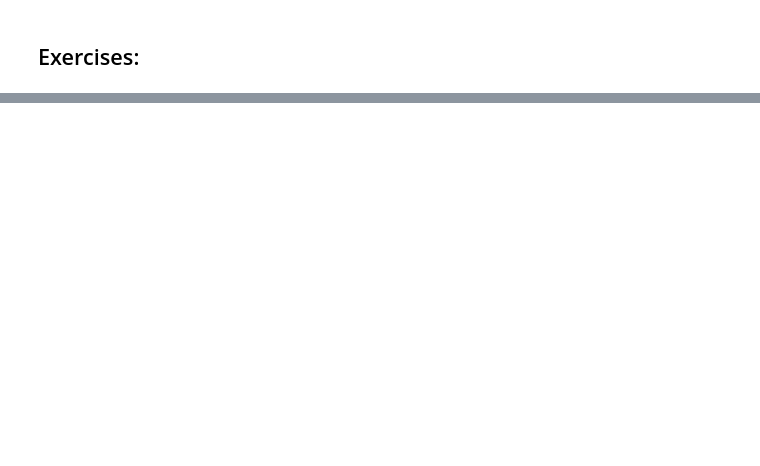
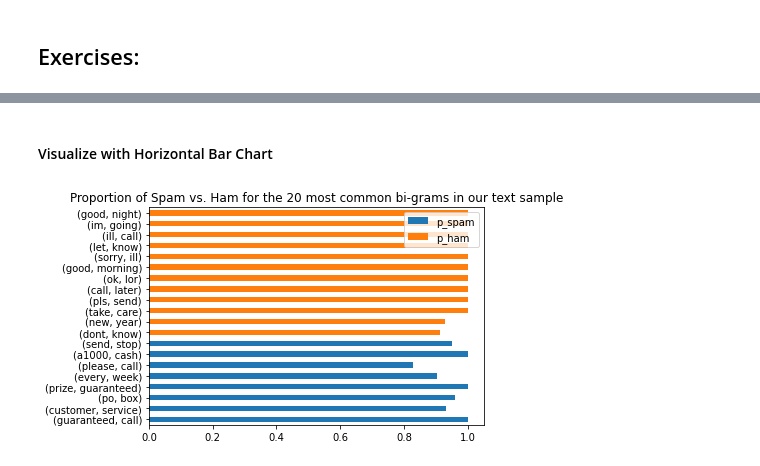
Before and after one commit to CSolitaire/natural-language-processing-exercises, a Jupyter notebook: explore.ipynb, the cells around one changed output, grey strips where cells are left out. Drawn from its saved outputs; the diff is of its cells as text; code cells hidden in the pictures; blank space fills up the shorter version.

```diff
--- a/explore.ipynb
+++ b/explore.ipynb
@@ -68,0 +169,8 @@ df.head()
+# %%
+# Creates text list off categorized words
+
+ham_words = ' '.join(df[df.label=='ham'].text_filtered)
+spam_words = ' '.join(df[df.label=='spam'].text_filtered)
+all_words = ' '.join(df.text_filtered)
+
+all_words
@@ -68,0 +179,8 @@ df.head()
+# %%
+# Remove single Characters
+
+ham_words = re.sub(r'\s.\s', '', ham_words)
+spam_words = re.sub(r'\s.\s', '', spam_words)
+all_words = re.sub(r'\s.\s', '', all_words)
+
+all_words
@@ -75,0 +191,16 @@ df.head()
+# %%
+# Create bigrams
+
+ham_bigrams = pd.Series(list(nltk.ngrams(ham_words.split(), 2))).value_counts().head(20)
+spam_bigrams = pd.Series(list(nltk.ngrams(spam_words.split(), 2))).value_counts().head(20)
+all_bigrams = pd.Series(list(nltk.ngrams(all_words.split(), 2))).value_counts().head(20)
+# %%
+# Count bigrams
+
+word_counts = (pd.concat([all_bigrams, ham_bigrams, spam_bigrams], axis=1, sort=True)
+               .set_axis(['all', 'ham', 'spam'], axis=1, inplace=False)
+               .fillna(0)
+               .apply(lambda s: s.astype(int))
+              )
+
+word_counts.head()
@@ -75,0 +214,17 @@ df.head()
+# %% [markdown]
+#### Visualize with Horizontal Bar Chart
+# %%
+# visualize the percentage of the term in ham vs. spam
+
+(word_counts.assign(p_spam = word_counts.spam/word_counts['all'],
+                   p_ham = word_counts.ham/word_counts['all'])
+ .sort_values(by='all')[['p_spam', 'p_ham']]
+ .tail(20)
+ .sort_values('p_ham')
+ .plot.barh(stacked=True)
+)
+
+plt.title("Proportion of Spam vs. Ham for the 20 most common bi-grams in our text sample")
+plt.show()
+# %% [output]
+[figure, added]
```
Also changed, not shown: parts of 54 cells of this notebook.
